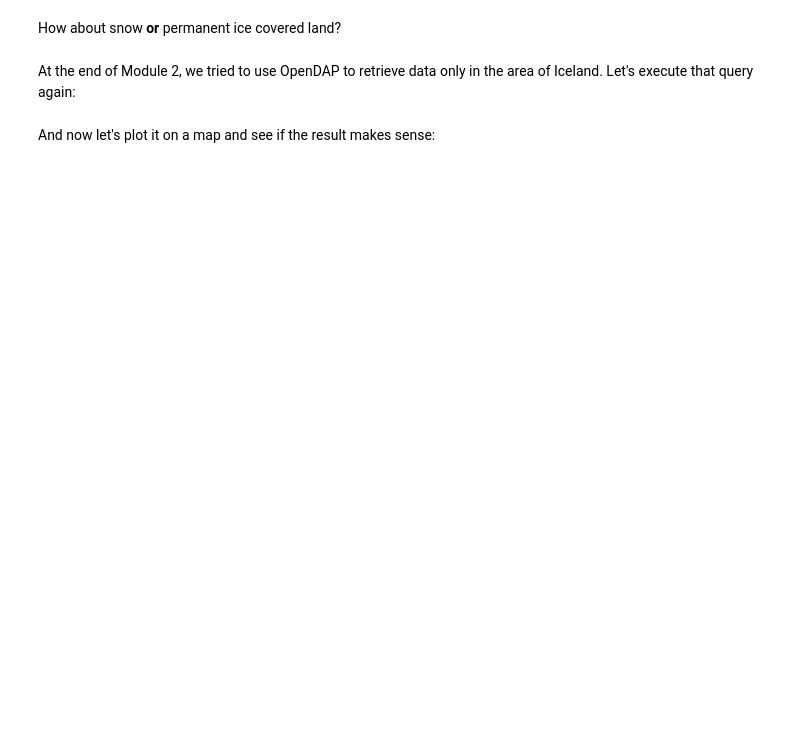
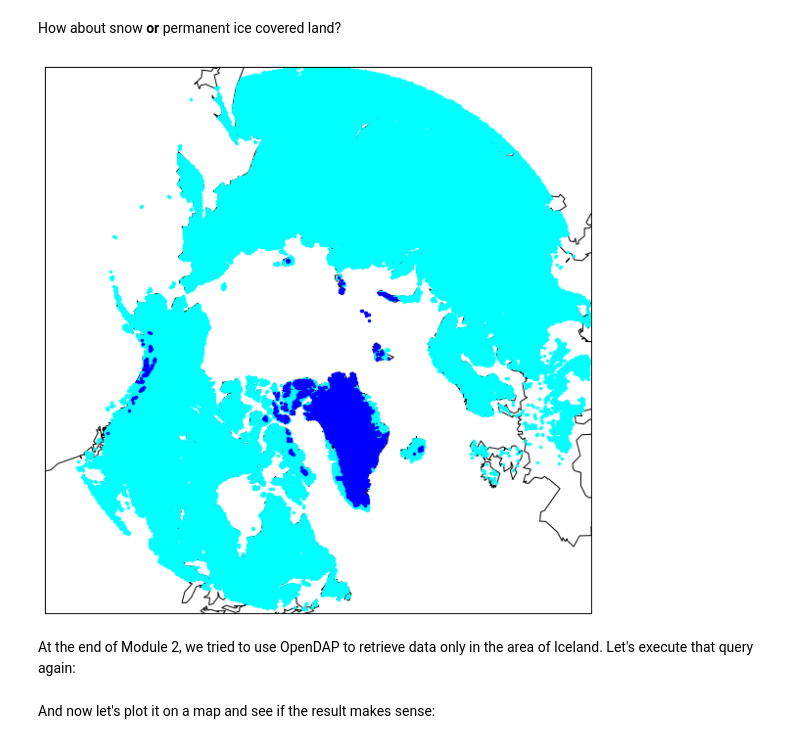
Before and after one commit to p-madden/sea-2016-tutorial, a Jupyter notebook: module-3.ipynb, the cells around one changed output. Cells and saved outputs as stored; diff of their text form; code cells hidden in the pictures; blank space fills up the shorter version.

```diff
--- a/module-3.ipynb
+++ b/module-3.ipynb
@@ -131,3 +103,23 @@ plt.draw()
+# %%
+plt.figure(figsize=(10, 10))
+map = Basemap(projection='npstere', boundinglat=45, lon_0=300)
+map.drawcoastlines()
+
+snow = (latitude >= 45) & (msce >=10) & (msce <=17)
+ice = (latitude >= 45) & (msce == 30)
+
+snow_col, snow_row = np.where(snow)
+ice_col, ice_row = np.where(ice)
+
+snow_x, snow_y = map(longitude[snow_col, snow_row], latitude[snow_col, snow_row])
+map.plot(snow_x, snow_y, '.', color='Cyan')
+
+ice_x, ice_y = map(longitude[ice_col, ice_row], latitude[ice_col, ice_row])
+map.plot(ice_x, ice_y, '.', color='Blue')
+
+plt.draw()
+# %% [output]
+[figure, added]
 # %% [markdown]
 At the end of Module 2, we tried to use OpenDAP to retrieve data only in the area of Iceland. Let's execute that query again:
 # %%
```
Also changed, not shown: parts of 13 cells of this notebook.
